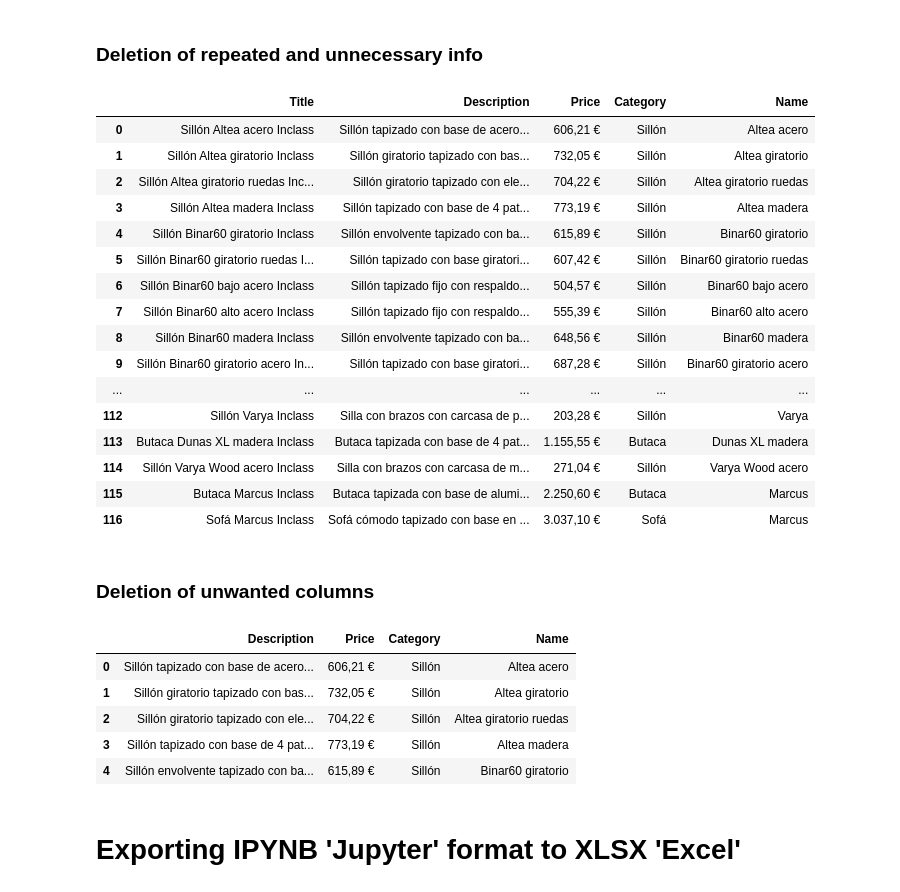
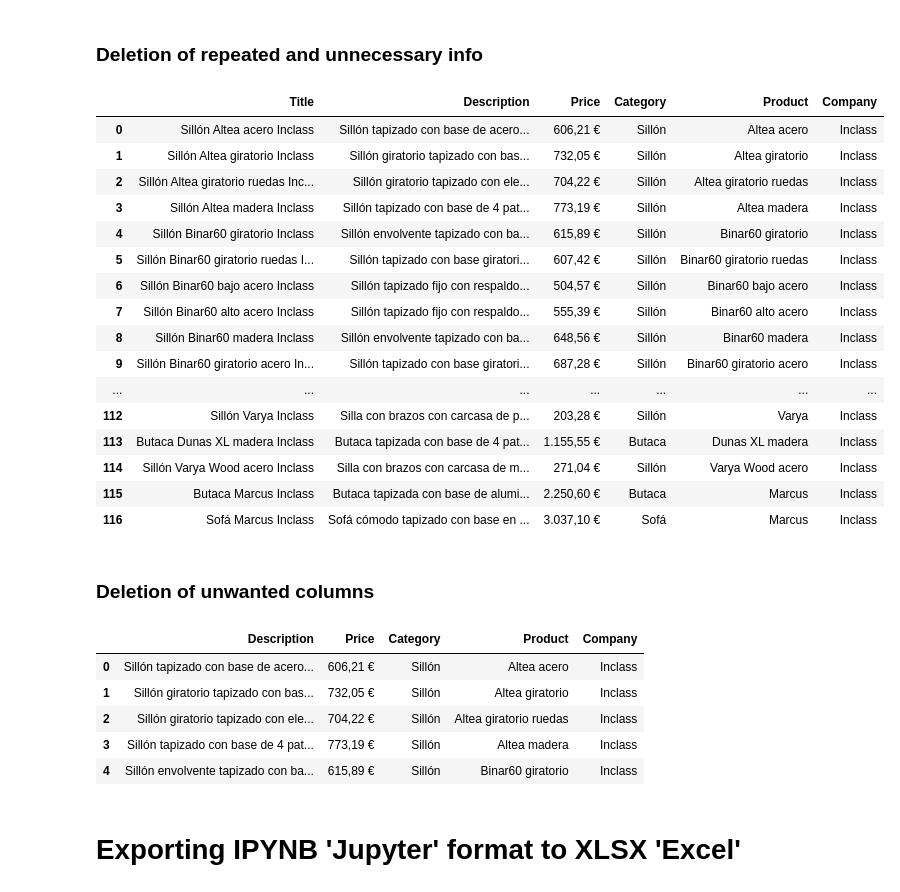
Before and after one commit to Karim-Medlej/Business-Analysis-Project, a Jupyter notebook: Inclass/Prices Webscraping Lluesma - Inclass Sillones y Butacas.ipynb, the cells around one changed output. Drawn from its saved outputs; the diff is of its cells as text; code cells hidden in the pictures.

```diff
--- a/Inclass/Prices Webscraping Lluesma - Inclass Sillones y Butacas.ipynb
+++ b/Inclass/Prices Webscraping Lluesma - Inclass Sillones y Butacas.ipynb
@@ -173,6 +173,6 @@ Description    object
 Price          object
 dtype: object
 # %%
-df_combined_inclass_sillones_butacas[['Category','Name']] = df_combined_inclass_sillones_butacas['Title'].str.split(' ', n=1, expand=True)
+df_combined_inclass_sillones_butacas[['Category','Product']] = df_combined_inclass_sillones_butacas['Title'].str.split(' ', n=1, expand=True)
 df_combined_inclass_sillones_butacas
 # %% [output]
@@ -193,3 +193,6 @@ df_combined_inclass_sillones_butacas
 | 114 | Sillón Varya Wood acero Inclass | Silla con brazos con carcasa de m... | 271,04 € | Sillón | Varya Wood acero Inclass |
 | 115 | Butaca Marcus Inclass | Butaca tapizada con base de alumi... | 2.250,60 € | Butaca | Marcus Inclass |
 | 116 | Sofá Marcus Inclass | Sofá cómodo tapizado con base en ... | 3.037,10 € | Sofá | Marcus Inclass |
+# %%
+df_combined_inclass_sillones_butacas['Company'] = 'Inclass'
+df_combined_inclass_sillones_butacas
@@ -196,26 +217,26 @@ df_combined_inclass_sillones_butacas
 # %% [markdown]
 ### Deletion of repeated and unnecessary info
 # %%
-df_combined_inclass_sillones_butacas['Name'] = df_combined_inclass_sillones_butacas['Name'].str.replace('Inclass','')
+df_combined_inclass_sillones_butacas['Product'] = df_combined_inclass_sillones_butacas['Product'].str.replace('Inclass','')
 df_combined_inclass_sillones_butacas
 # %% [output]
-|  | Title | Description | Price | Category | Name |
-| 0 | Sillón Altea acero Inclass | Sillón tapizado con base de acero... | 606,21 € | Sillón | Altea acero |
-| 1 | Sillón Altea giratorio Inclass | Sillón giratorio tapizado con bas... | 732,05 € | Sillón | Altea giratorio |
-| 2 | Sillón Altea giratorio ruedas Inc... | Sillón giratorio tapizado con ele... | 704,22 € | Sillón | Altea giratorio ruedas |
-| 3 | Sillón Altea madera Inclass | Sillón tapizado con base de 4 pat... | 773,19 € | Sillón | Altea madera |
-| 4 | Sillón Binar60 giratorio Inclass | Sillón envolvente tapizado con ba... | 615,89 € | Sillón | Binar60 giratorio |
-| 5 | Sillón Binar60 giratorio ruedas I... | Sillón tapizado con base giratori... | 607,42 € | Sillón | Binar60 giratorio ruedas |
-| 6 | Sillón Binar60 bajo acero Inclass | Sillón tapizado fijo con respaldo... | 504,57 € | Sillón | Binar60 bajo acero |
-| 7 | Sillón Binar60 alto acero Inclass | Sillón tapizado fijo con respaldo... | 555,39 € | Sillón | Binar60 alto acero |
-| 8 | Sillón Binar60 madera Inclass | Sillón envolvente tapizado con ba... | 648,56 € | Sillón | Binar60 madera |
-| 9 | Sillón Binar60 giratorio acero In... | Sillón tapizado con base giratori... | 687,28 € | Sillón | Binar60 giratorio acero |
-| ... | ... | ... | ... | ... | ... |
-| 112 | Sillón Varya Inclass | Silla con brazos con carcasa de p... | 203,28 € | Sillón | Varya |
-| 113 | Butaca Dunas XL madera Inclass | Butaca tapizada con base de 4 pat... | 1.155,55 € | Butaca | Dunas XL madera |
-| 114 | Sillón Varya Wood acero Inclass | Silla con brazos con carcasa de m... | 271,04 € | Sillón | Varya Wood acero |
-| 115 | Butaca Marcus Inclass | Butaca tapizada con base de alumi... | 2.250,60 € | Butaca | Marcus |
-| 116 | Sofá Marcus Inclass | Sofá cómodo tapizado con base en ... | 3.037,10 € | Sofá | Marcus |
+|  | Title | Description | Price | Category | Product | Company |
+| 0 | Sillón Altea acero Inclass | Sillón tapizado con base de acero... | 606,21 € | Sillón | Altea acero | Inclass |
+| 1 | Sillón Altea giratorio Inclass | Sillón giratorio tapizado con bas... | 732,05 € | Sillón | Altea giratorio | Inclass |
+| 2 | Sillón Altea giratorio ruedas Inc... | Sillón giratorio tapizado con ele... | 704,22 € | Sillón | Altea giratorio ruedas | Inclass |
+| 3 | Sillón Altea madera Inclass | Sillón tapizado con base de 4 pat... | 773,19 € | Sillón | Altea madera | Inclass |
+| 4 | Sillón Binar60 giratorio Inclass | Sillón envolvente tapizado con ba... | 615,89 € | Sillón | Binar60 giratorio | Inclass |
+| 5 | Sillón Binar60 giratorio ruedas I... | Sillón tapizado con base giratori... | 607,42 € | Sillón | Binar60 giratorio ruedas | Inclass |
+| 6 | Sillón Binar60 bajo acero Inclass | Sillón tapizado fijo con respaldo... | 504,57 € | Sillón | Binar60 bajo acero | Inclass |
+| 7 | Sillón Binar60 alto acero Inclass | Sillón tapizado fijo con respaldo... | 555,39 € | Sillón | Binar60 alto acero | Inclass |
+| 8 | Sillón Binar60 madera Inclass | Sillón envolvente tapizado con ba... | 648,56 € | Sillón | Binar60 madera | Inclass |
+| 9 | Sillón Binar60 giratorio acero In... | Sillón tapizado con base giratori... | 687,28 € | Sillón | Binar60 giratorio acero | Inclass |
+| ... | ... | ... | ... | ... | ... | ... |
+| 112 | Sillón Varya Inclass | Silla con brazos con carcasa de p... | 203,28 € | Sillón | Varya | Inclass |
+| 113 | Butaca Dunas XL madera Inclass | Butaca tapizada con base de 4 pat... | 1.155,55 € | Butaca | Dunas XL madera | Inclass |
+| 114 | Sillón Varya Wood acero Inclass | Silla con brazos con carcasa de m... | 271,04 € | Sillón | Varya Wood acero | Inclass |
+| 115 | Butaca Marcus Inclass | Butaca tapizada con base de alumi... | 2.250,60 € | Butaca | Marcus | Inclass |
+| 116 | Sofá Marcus Inclass | Sofá cómodo tapizado con base en ... | 3.037,10 € | Sofá | Marcus | Inclass |
 # %% [markdown]
 ### Deletion of unwanted columns
 # %%
@@ -223,12 +244,12 @@ df_combined_inclass_sillones_butacas.drop(['Title'], axis=1, inplace=True)
 # %%
 df_combined_inclass_sillones_butacas.head()
 # %% [output]
-|  | Description | Price | Category | Name |
-| 0 | Sillón tapizado con base de acero... | 606,21 € | Sillón | Altea acero |
-| 1 | Sillón giratorio tapizado con bas... | 732,05 € | Sillón | Altea giratorio |
-| 2 | Sillón giratorio tapizado con ele... | 704,22 € | Sillón | Altea giratorio ruedas |
-| 3 | Sillón tapizado con base de 4 pat... | 773,19 € | Sillón | Altea madera |
-| 4 | Sillón envolvente tapizado con ba... | 615,89 € | Sillón | Binar60 giratorio |
+|  | Description | Price | Category | Product | Company |
+| 0 | Sillón tapizado con base de acero... | 606,21 € | Sillón | Altea acero | Inclass |
+| 1 | Sillón giratorio tapizado con bas... | 732,05 € | Sillón | Altea giratorio | Inclass |
+| 2 | Sillón giratorio tapizado con ele... | 704,22 € | Sillón | Altea giratorio ruedas | Inclass |
+| 3 | Sillón tapizado con base de 4 pat... | 773,19 € | Sillón | Altea madera | Inclass |
+| 4 | Sillón envolvente tapizado con ba... | 615,89 € | Sillón | Binar60 giratorio | Inclass |
 # %% [markdown]
 # Exporting IPYNB 'Jupyter' format to XLSX 'Excel'
 # %%
```
Also changed, not shown: parts of 2 cells of this notebook, 19 other files.
